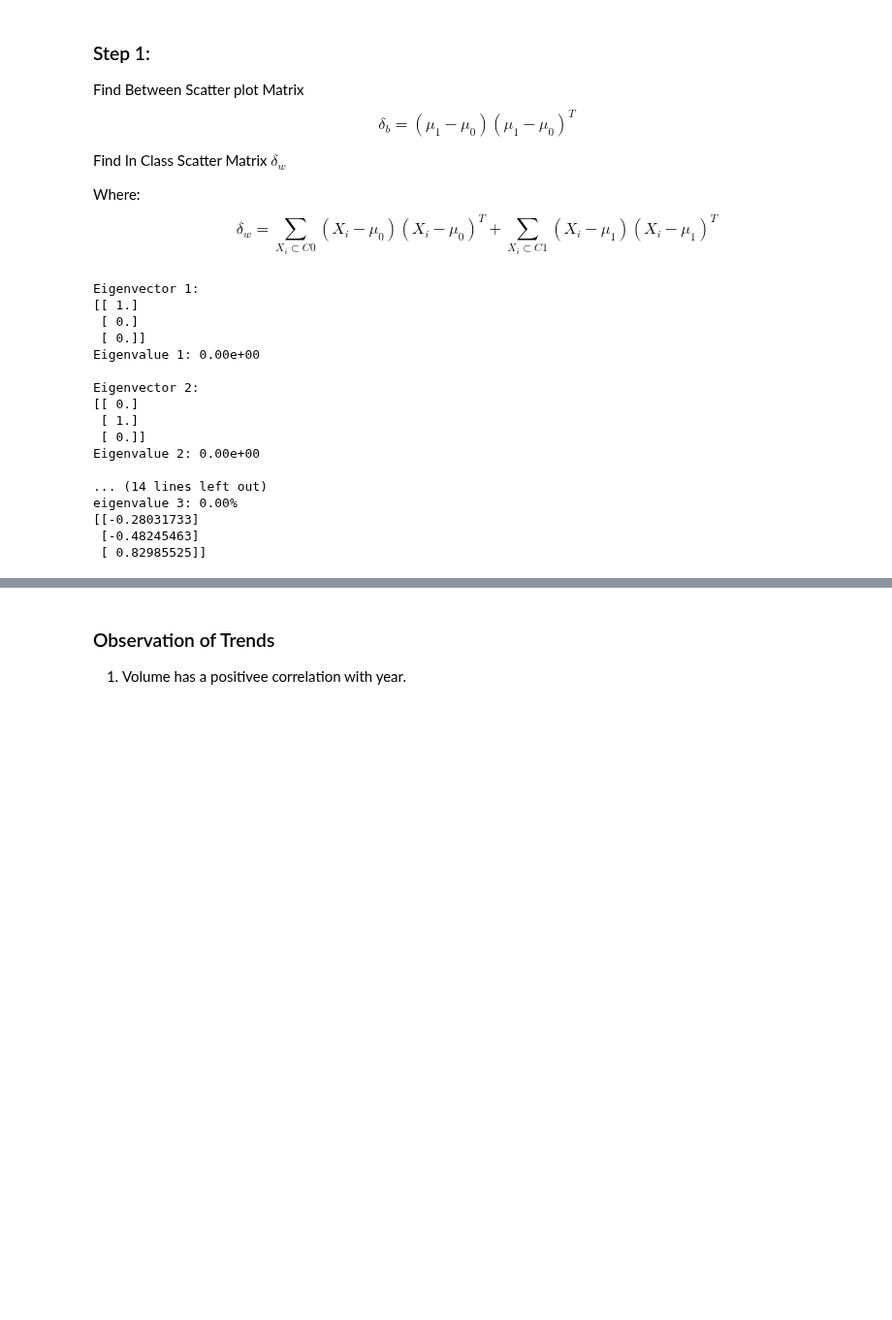
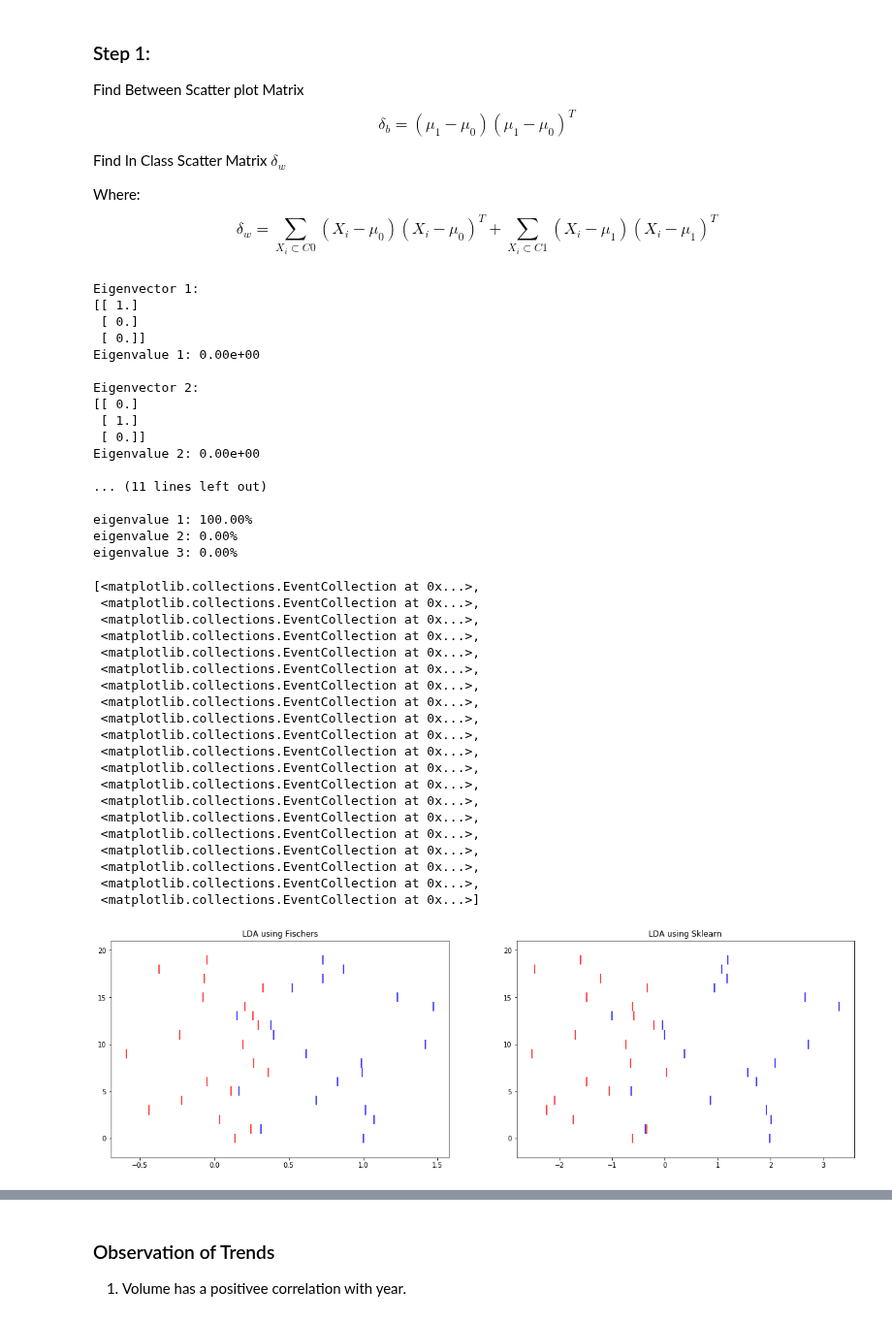
Before and after one commit to Ada520/DSLab, a Jupyter notebook: Lab5/Lab5.ipynb, the cells around one changed output, grey strips where cells are left out. Shown at 97% size. Cells and saved outputs as stored; diff of their text form; code cells hidden in the pictures; blank space fills up the shorter version.

```diff
--- a/Lab5/Lab5.ipynb
+++ b/Lab5/Lab5.ipynb
@@ -70,6 +75,7 @@ $$\delta_w = \sum_{X_i \subset C0} (X_i - \mu_0)(X_i- \mu_0)^T + \sum_{X_i \subs
 # %%
 from collections import OrderedDict
 
+###  Part 2 Calculate Fischer's LDA ###
 scatter1 = 0
 scatter2 = 0
 
@@ -94,15 +100,6 @@ for i in range(len(eig_vals)):
     print('\nEigenvector {}: \n{}'.format(i+1, eigvec_sc.real))
     print('Eigenvalue {:}: {:.2e}'.format(i+1, eig_vals[i].real))
 
-#create dict
-#dictEig ={}
-#ct = 0
-#for val in eigVals:
-    #dictEig[val] = eigVects[ct]
-    #ct += 1
-#sort dictionary
-#sortedDict = OrderedDict(sorted(dictEig.items(), key = lambda t: t[0], reverse = True))
-
 
 # Make a list of (eigenvalue, eigenvector) tuples
 eig_pairs = [(np.abs(eig_vals[i]), eig_vecs[:,i]) for i in range(len(eig_vals))]
@@ -110,41 +107,82 @@ eig_pairs = [(np.abs(eig_vals[i]), eig_vecs[:,i]) for i in range(len(eig_vals))]
 # Sort the (eigenvalue, eigenvector) tuples from high to low
 eig_pairs = sorted(eig_pairs, key=lambda k: k[0], reverse=True)
 
 # Visually confirm that the list is correctly sorted by decreasing eigenvalues
-
 print('Eigenvalues in decreasing order:\n')
 for i in eig_pairs:
     print(i[0])
 
 print('Variance explained:\n')
 eigv_sum = sum(eig_vals)
 for i,j in enumerate(eig_pairs):
     print('eigenvalue {0:}: {1:.2%}'.format(i+1, (j[0]/eigv_sum).real))
 
+#Take the first eigenvector since it explains the highest variance
 W = eig_pairs[0][1].reshape(3,1)
-print W
+
+#project the points downwards
+C_lda = C.dot(W)
+
+#plt pts with fischer
+plt.figure(figsize=(20,6))
+plt.subplot(121)
+plt.title('LDA using Fischers')
+plt.eventplot(C_lda[:20], orientation='horizontal', colors='r', label = 'label1')
+plt.eventplot(C_lda[20:], orientation='horizontal', colors='b', label = 'label2')
 
 
-C1_lda = C1.dot(W)
-C2_lda = C2.dot(W)
+###  Part 3 Compare with LDA ###
+
+# Use LDA to compare
+clf = LDA()
+clf.fit(C, labels)
+s1_new = clf.transform(C[:20])
+s2_new = clf.transform(C[20:40])
+
+# Plot the results
+plt.subplot(122)
+plt.title('LDA using Sklearn')
+plt.eventplot(s1_new, orientation='horizontal', colors='r', label = 'label1')
+plt.eventplot(s2_new, orientation='horizontal', colors='b', label = 'label2')
 # %% [output]
 Eigenvector 1:
 [[ 1.]
  [ 0.]
  [ 0.]]
 Eigenvalue 1: 0.00e+00
 
 Eigenvector 2:
 [[ 0.]
  [ 1.]
  [ 0.]]
 Eigenvalue 2: 0.00e+00
 
-... (14 lines left out)
+... (11 lines left out)
+
+eigenvalue 1: 100.00%
+eigenvalue 2: 0.00%
 eigenvalue 3: 0.00%
-[[-0.28031733]
- [-0.48245463]
- [ 0.82985525]]
+[<matplotlib.collections.EventCollection at 0x...>,
+ <matplotlib.collections.EventCollection at 0x...>,
+ <matplotlib.collections.EventCollection at 0x...>,
+ <matplotlib.collections.EventCollection at 0x...>,
+ <matplotlib.collections.EventCollection at 0x...>,
+ <matplotlib.collections.EventCollection at 0x...>,
+ <matplotlib.collections.EventCollection at 0x...>,
+ <matplotlib.collections.EventCollection at 0x...>,
+ <matplotlib.collections.EventCollection at 0x...>,
+ <matplotlib.collections.EventCollection at 0x...>,
+ <matplotlib.collections.EventCollection at 0x...>,
+ <matplotlib.collections.EventCollection at 0x...>,
+ <matplotlib.collections.EventCollection at 0x...>,
+ <matplotlib.collections.EventCollection at 0x...>,
+ <matplotlib.collections.EventCollection at 0x...>,
+ <matplotlib.collections.EventCollection at 0x...>,
+ <matplotlib.collections.EventCollection at 0x...>,
+ <matplotlib.collections.EventCollection at 0x...>,
+ <matplotlib.collections.EventCollection at 0x...>,
+ <matplotlib.collections.EventCollection at 0x...>]
+[figure, added]
 # %% [markdown]
 ##Problem 2.
 Problem 10 from Chapter 4 (Classification for the ‘weekly’ dataset) Read the chapter
```
Also changed, not shown: parts of 20 cells of this notebook, 2 other files.
